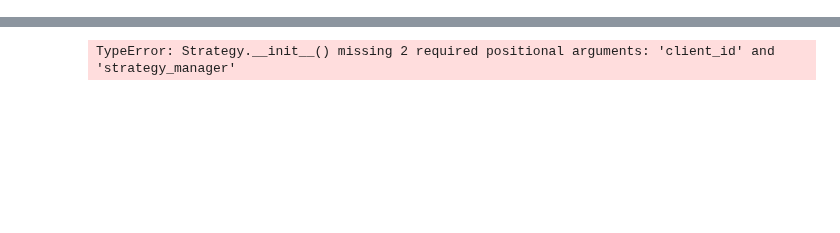
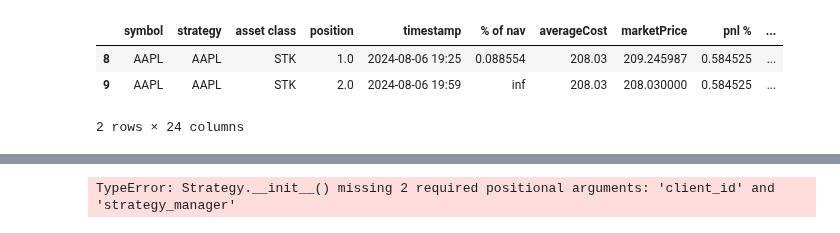
Before and after one commit to lowQuant/IB-Multi-Strategy-ATS, a Jupyter notebook: data_and_research/record_trade.ipynb, the cells around one changed output, grey strips where cells are left out. Saved outputs shown, nothing was run; the diff lists cells and outputs as text; code cells hidden in the pictures; blank space fills up the shorter version.

```diff
--- a/data_and_research/record_trade.ipynb
+++ b/data_and_research/record_trade.ipynb
@@ -670,0 +797,19 @@ Trade(contract=Stock(conId=265598, symbol='AAPL', exchange='SMART', primaryExcha
+# %%
+if self.account_id in self.portfolio_library.list_symbols():
+            df_ac = self.portfolio_library.read(f'{self.account_id}').data
+            df_ac_active = df_ac[df_ac['deleted'] != True].copy()
+else:
+    df_ac_active = pd.DataFrame()
+
+# Filter for the same symbol and asset class in the active portfolio
+df_ac_active = df_ac_active[df_ac_active['deleted'] != True].copy()
+df_ac_active = df_ac_active.sort_values(by='timestamp').groupby(['symbol', 'strategy', 'asset class','position']).last().reset_index()
+existing_position = df_ac_active[(df_ac_active['symbol'] == "AAPL") & (df_ac_active['asset class'] == "STK")
+                                & (df_ac_active['strategy'] == "AAPL")]
+# %%
+existing_position
+# %% [output]
+|  | symbol | strategy | asset class | position | timestamp | % of nav | averageCost | marketPrice | pnl % | ... |
+| 8 | AAPL | AAPL | STK | 1.0 | 2024-08-06 19:25 | 0.088554 | 208.03 | 209.245987 | 0.584525 | ... |
+| 9 | AAPL | AAPL | STK | 2.0 | 2024-08-06 19:59 | inf | 208.03 | 208.030000 | 0.584525 | ... |
+2 rows × 24 columns
```
Also changed, not shown: parts of 29 cells of this notebook.
